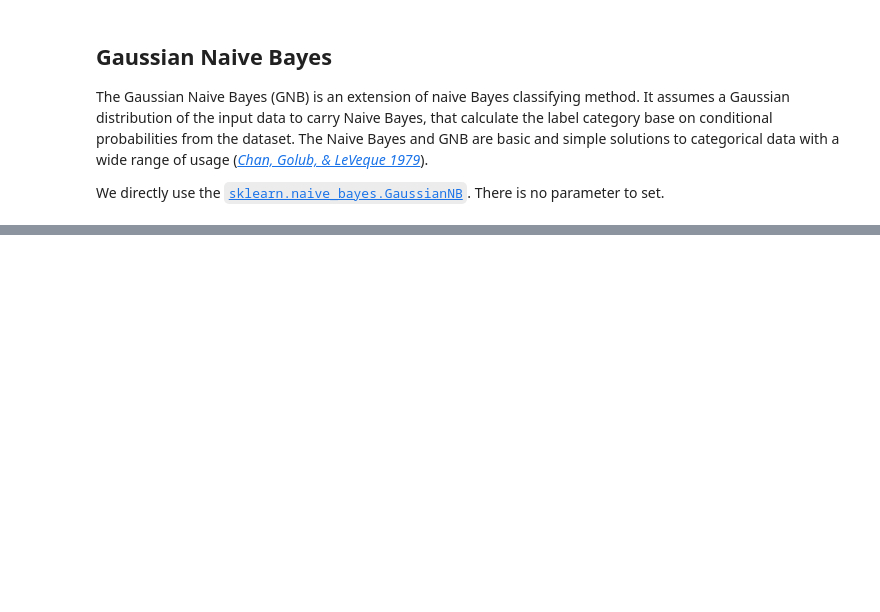
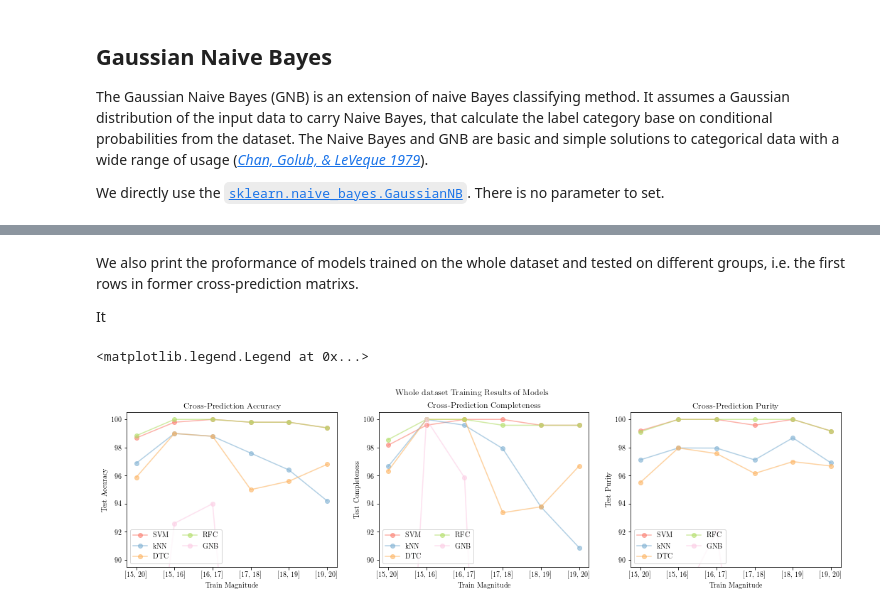
Before and after one commit to nyLiao/SG-Separation, a Jupyter notebook: Star Galaxy.ipynb, the cells around one changed output, grey strips where cells are left out. Cells and saved outputs as stored; diff of their text form; code cells hidden in the pictures; blank space fills up the shorter version.

```diff
--- a/Star Galaxy.ipynb
+++ b/Star Galaxy.ipynb
@@ -297,0 +467,38 @@ GaussianNB(priors=None, var_smoothing=1e-09)
+# %% [markdown]
+We also print the proformance of models trained on the whole dataset and tested on different groups, i.e. the first rows in former cross-prediction matrixs.
+
+It
+# %%
+cmap = plt.cm.Set3(np.arange(3, 8))
+
+fig, (ax_a, ax_c, ax_p) = plt.subplots(1, 3, figsize=(18, 4))
+fig.subplots_adjust(wspace = 0.2, hspace = 0.4)
+fig.suptitle('Whole dataset Training Results of Models', y=0.9999, fontweight='bold')
+
+for i in range(5):
+    p_a, p_c, p_p = mat_metric_lst[i, 0, :, 0], mat_metric_lst[i, 0, :, 1], mat_metric_lst[i, 0, :, 2]
+    ax_a.plot(np.arange(6), p_a, 'o-', alpha=0.6,
+              c=cmap[i], label=name_lst[i])
+    ax_c.plot(np.arange(6), p_c, 'o-', alpha=0.6,
+              c=cmap[i], label=name_lst[i])
+    ax_p.plot(np.arange(6), p_p, 'o-', alpha=0.6,
+              c=cmap[i], label=name_lst[i])
+
+ax_a.set(xticks=np.arange(6), xticklabels=label,
+         ylim=[89.5, 100.5],
+         title='Cross-Prediction Accuracy',
+         ylabel='Test Accuracy', xlabel='Train Magnitude')
+ax_a.legend(loc=3, ncol=2)
+ax_c.set(xticks=np.arange(6), xticklabels=label,
+         ylim=[89.5, 100.5],
+         title='Cross-Prediction Completeness',
+         ylabel='Test Completeness', xlabel='Train Magnitude')
+ax_c.legend(loc=3, ncol=2)
+ax_p.set(xticks=np.arange(6), xticklabels=label,
+         ylim=[89.5, 100.5],
+         title='Cross-Prediction Purity',
+         ylabel='Test Purity', xlabel='Train Magnitude')
+ax_p.legend(loc=3, ncol=2)
+# %% [output]
+<matplotlib.legend.Legend at 0x...>
+[figure, added]
```
Also changed, not shown: parts of 39 cells of this notebook.
